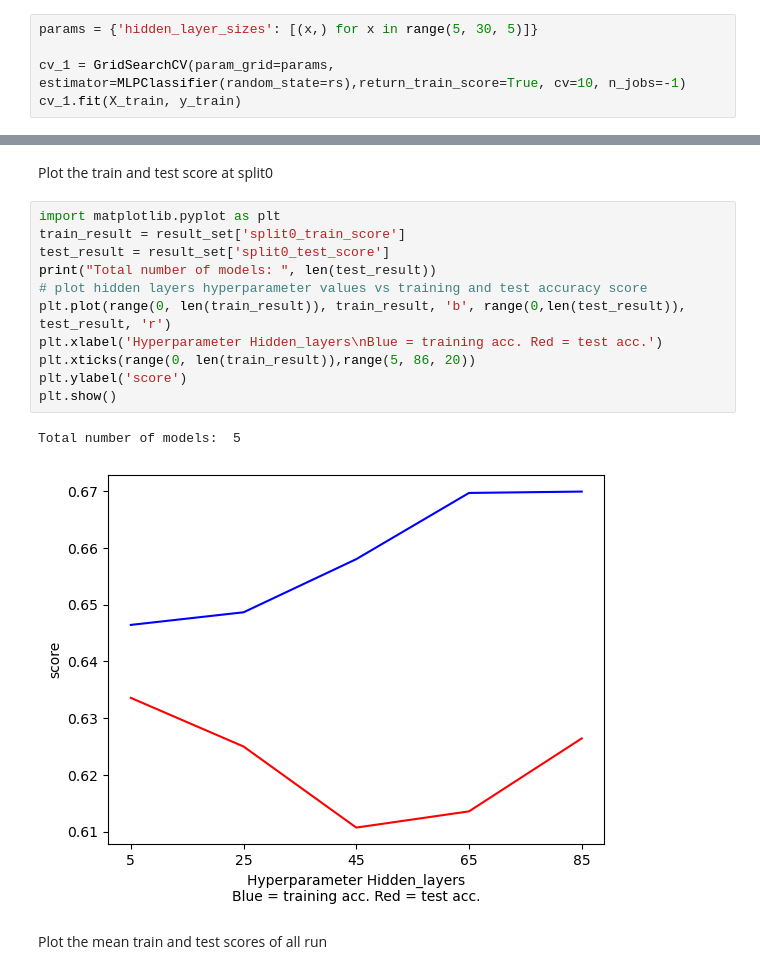
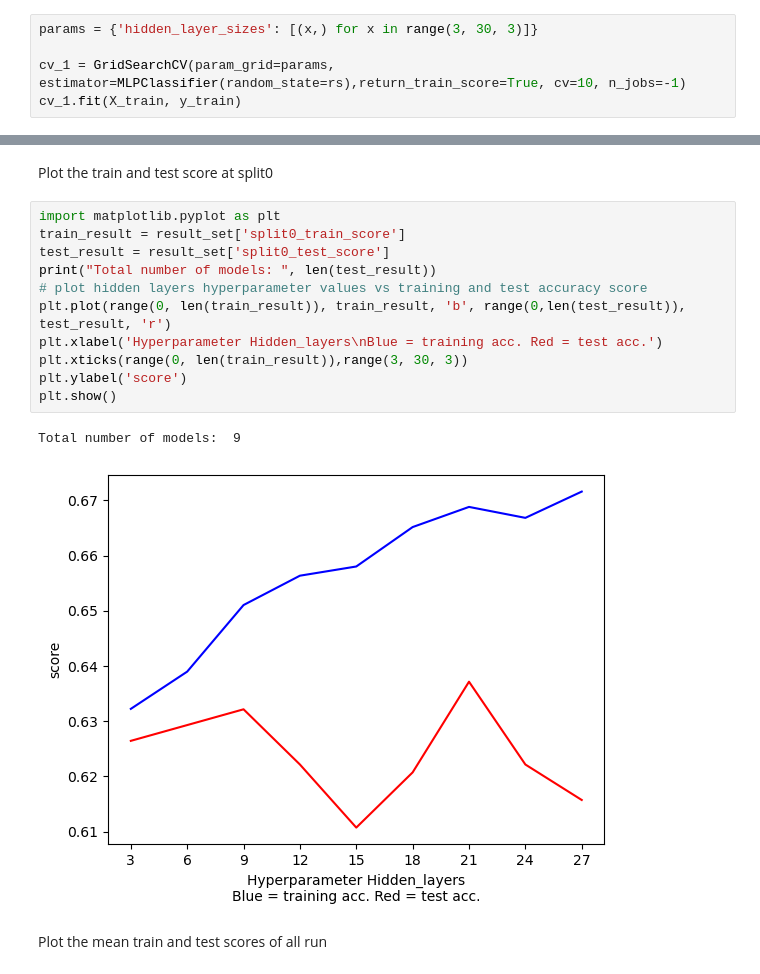
Before and after one commit to NhiNguyen2304/IFN509, a Jupyter notebook: Assignment2/Assignment2_ProjectC-Neural.ipynb, the cells around one changed output, grey strips where cells are left out. Cells and saved outputs as stored; diff of their text form.

```diff
--- a/Assignment2/Assignment2_ProjectC-Neural.ipynb
+++ b/Assignment2/Assignment2_ProjectC-Neural.ipynb
@@ -273,7 +260,7 @@ print(X_train.shape)
 # %% [markdown]
 With 29 features, we will start tuning with one hidden layer of 5 to 29 neurons, increment of 5. This might take a bit of time.
 # %%
-params = {'hidden_layer_sizes': [(x,) for x in range(5, 30, 5)]}
+params = {'hidden_layer_sizes': [(x,) for x in range(3, 30, 3)]}
 
 cv_1 = GridSearchCV(param_grid=params, estimator=MLPClassifier(random_state=rs),return_train_score=True, cv=10, n_jobs=-1)
 cv_1.fit(X_train, y_train)
@@ -295,17 +295,17 @@ Plot the train and test score at split0
 # %%
 import matplotlib.pyplot as plt
 train_result = result_set['split0_train_score']
 test_result = result_set['split0_test_score']
 print("Total number of models: ", len(test_result))
 # plot hidden layers hyperparameter values vs training and test accuracy score
 plt.plot(range(0, len(train_result)), train_result, 'b', range(0,len(test_result)), test_result, 'r')
 plt.xlabel('Hyperparameter Hidden_layers\nBlue = training acc. Red = test acc.')
-plt.xticks(range(0, len(train_result)),range(5, 86, 20))
+plt.xticks(range(0, len(train_result)),range(3, 30, 3))
 plt.ylabel('score')
 plt.show()
 # %% [output]
-Total number of models:  5
+Total number of models:  9
-[figure, old version]
+[figure, new version]
 # %% [markdown]
 Plot the mean train and test scores of all run
 # %%
```
Also changed, not shown: parts of 25 cells of this notebook, 4 other files.
